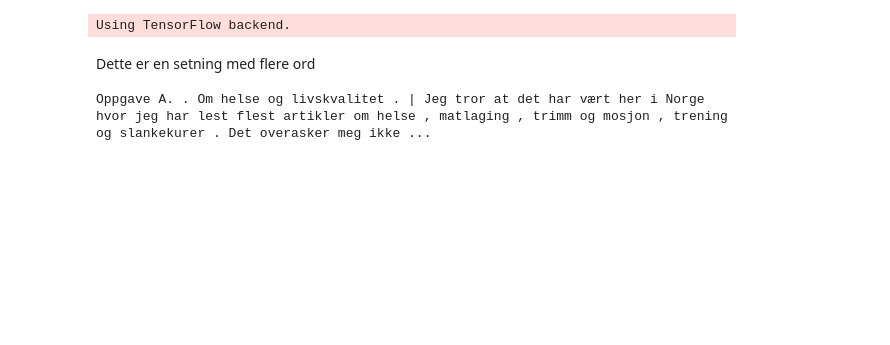
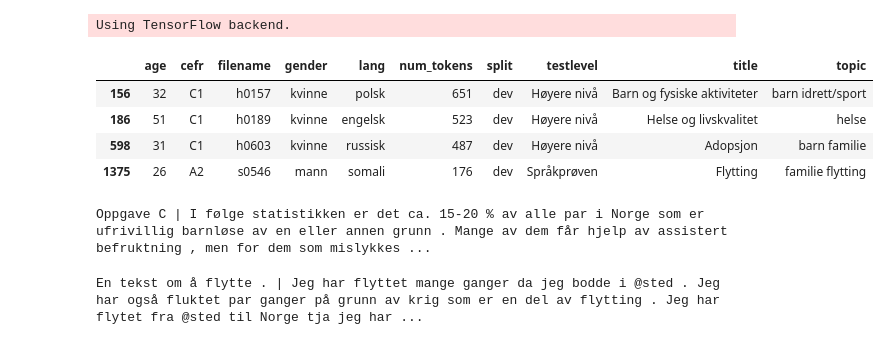
Before and after one commit to PhyloStar/NorskASK, a Jupyter notebook: notebooks/Visualize attention.ipynb, the cells around one changed output. Saved outputs shown, nothing was run; the diff lists cells and outputs as text; code cells hidden in the pictures; blank space fills up the shorter version.

Commit message:
Visualize attention

```diff
--- a/notebooks/Visualize attention.ipynb
+++ b/notebooks/Visualize attention.ipynb
@@ -17,16 +30,8 @@ def show_weighted(tokens, weights):
         ents.append(ent)
     display(HTML(' '.join(ents)))
-# %%
-show_weighted("Dette er en setning med flere ord".split(), np.random.random(10))
-# %% [output]
-Dette er en setning med flere ord
 # %%
 def tokens_in_file(filepath):
     with filepath.open() as f:
         for line in f:
             for token in line.strip().split():
                 yield token
-# %%
-show_weighted(tokens_in_file(DATA_DIR / 'txt' / 'h0200.txt'), np.random.random(200))
-# %% [output]
-Oppgave A. . Om helse og livskvalitet . | Jeg tror at det har vært her i Norge hvor jeg har lest flest artikler om helse , matlaging , trimm og mosjon , trening og slankekurer . Det overasker meg ikke ...
@@ -32,0 +51,17 @@ Oppgave A. . Om helse og livskvalitet . | Jeg tror at det har vært her i Norge
+# %%
+dev = load_split('dev')
+dev[dev.cefr.isin(['A2', 'C1'])].head()
+# %% [output]
+|  | age | cefr | filename | gender | lang | num_tokens | split | testlevel | title | topic |
+| 156 | 32 | C1 | h0157 | kvinne | polsk | 651 | dev | Høyere nivå | Barn og fysiske aktiviteter | barn idrett/sport |
+| 186 | 51 | C1 | h0189 | kvinne | engelsk | 523 | dev | Høyere nivå | Helse og livskvalitet | helse |
+| 598 | 31 | C1 | h0603 | kvinne | russisk | 487 | dev | Høyere nivå | Adopsjon | barn familie |
+| 1375 | 26 | A2 | s0546 | mann | somali | 176 | dev | Språkprøven | Flytting | familie flytting |
+# %%
+file_with_attention(DATA_DIR / 'txt' / 'h0603.txt', attention_model, w2i)
+# %% [output]
+Oppgave C | I følge statistikken er det ca. 15-20 % av alle par i Norge som er ufrivillig barnløse av en eller annen grunn . Mange av dem får hjelp av assistert befruktning , men for dem som mislykkes ...
+# %%
+file_with_attention(DATA_DIR / 'txt' / 's0546.txt', attention_model, w2i)
+# %% [output]
+En tekst om å flytte . | Jeg har flyttet mange ganger da jeg bodde i @sted . Jeg har også fluktet par ganger på grunn av krig som er en del av flytting . Jeg har flytet fra @sted til Norge tja jeg har ...
```
Also changed, not shown: parts of 5 cells of this notebook, 10 other files.
